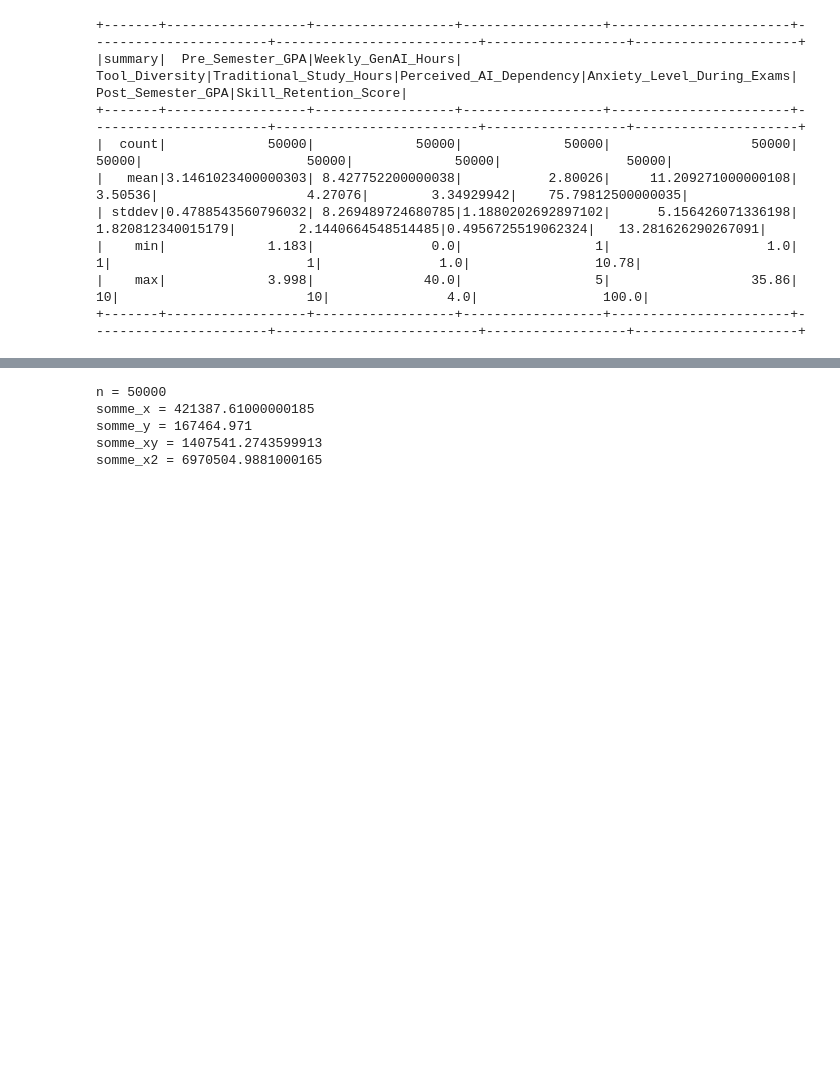
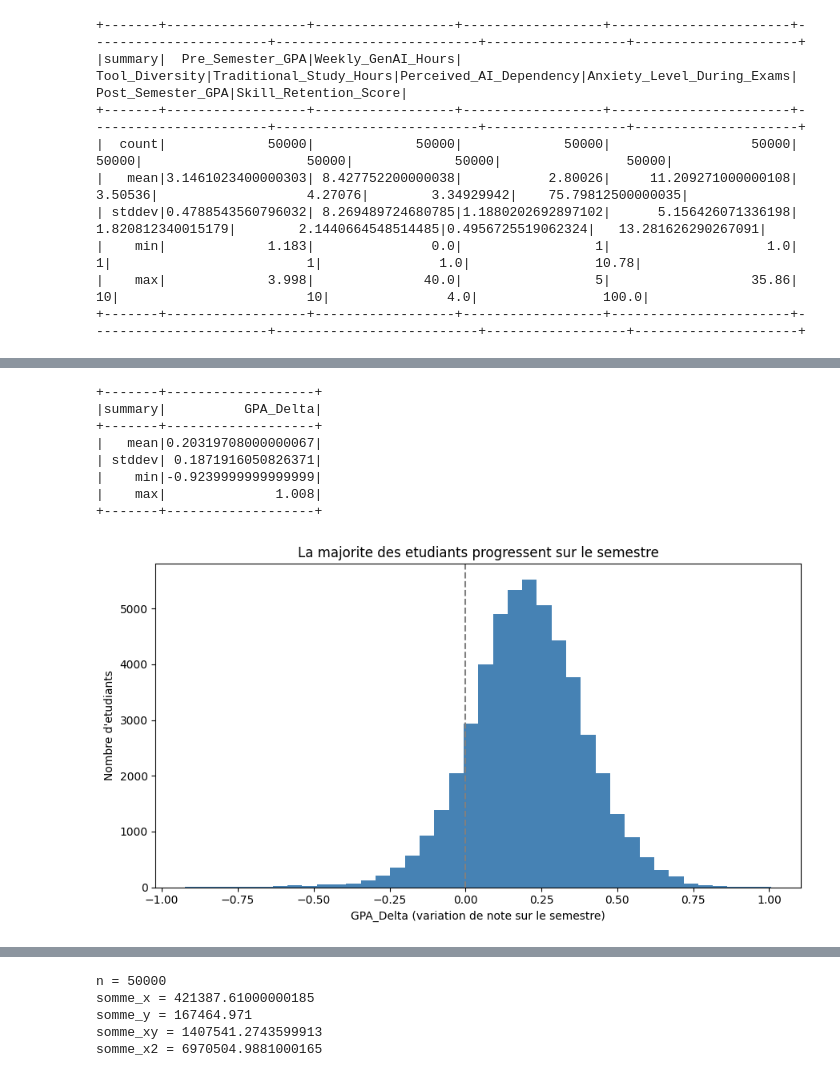
Before and after one commit to ayman1027/hadoop-project, a Jupyter notebook: main.ipynb, the cells around one changed output, grey strips where cells are left out. Drawn from its saved outputs; the diff is of its cells as text; code cells hidden in the pictures; blank space fills up the shorter version.

```diff
--- a/main.ipynb
+++ b/main.ipynb
@@ -169,0 +216,30 @@ df_spark.select(liste_colonnes).summary().show()
+# %%
+import matplotlib.pyplot as plt
+
+# Statistiques de la variation de note (calculees par Spark)
+df_gold.select("GPA_Delta").summary("mean", "stddev", "min", "25%", "50%", "75%", "max").show()
+
+# Histogramme calcule cote Spark (RDD.histogram) : seuls les comptages des 40 tranches
+# reviennent au driver, pas les 50 000 lignes
+bornes, comptages = df_gold.select("GPA_Delta").rdd.map(lambda r: r[0]).histogram(40)
+centres = [(bornes[i] + bornes[i + 1]) / 2 for i in range(len(bornes) - 1)]
+largeur = bornes[1] - bornes[0]
+
+plt.figure(figsize=(9, 5))
+plt.bar(centres, comptages, width=largeur, color="steelblue")
+plt.axvline(0, color="gray", linestyle="--")
+plt.xlabel("GPA_Delta (variation de note sur le semestre)")
+plt.ylabel("Nombre d'etudiants")
+plt.title("La majorite des etudiants progressent sur le semestre")
+plt.tight_layout()
+plt.show()
+# %% [output]
++-------+-------------------+
+|summary|          GPA_Delta|
++-------+-------------------+
+|   mean|0.20319708000000067|
+| stddev| 0.1871916050826371|
+|    min|-0.9239999999999999|
+|    max|              1.008|
++-------+-------------------+
+[figure, added]
```
Also changed, not shown: parts of 16 cells of this notebook.
